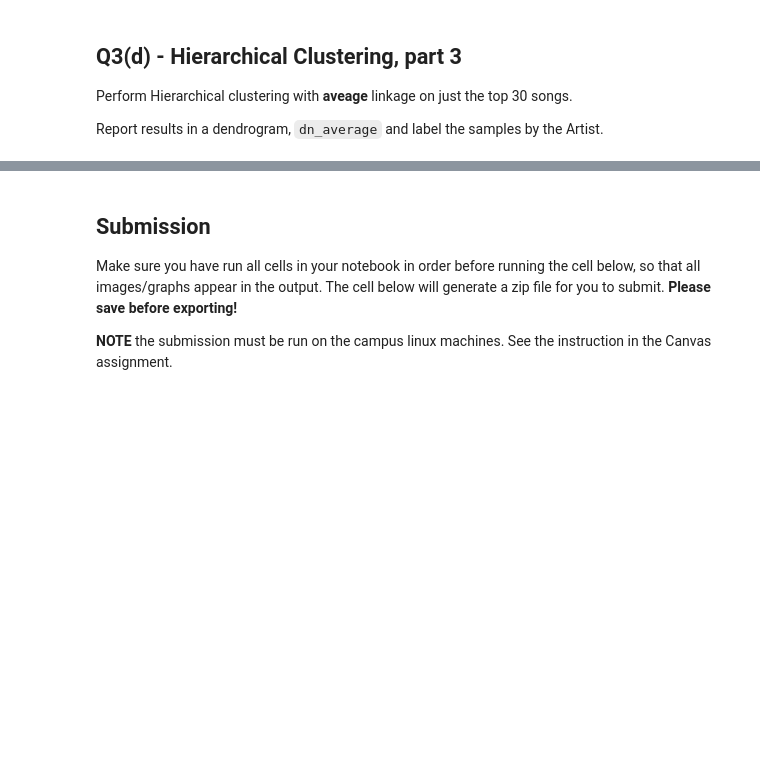
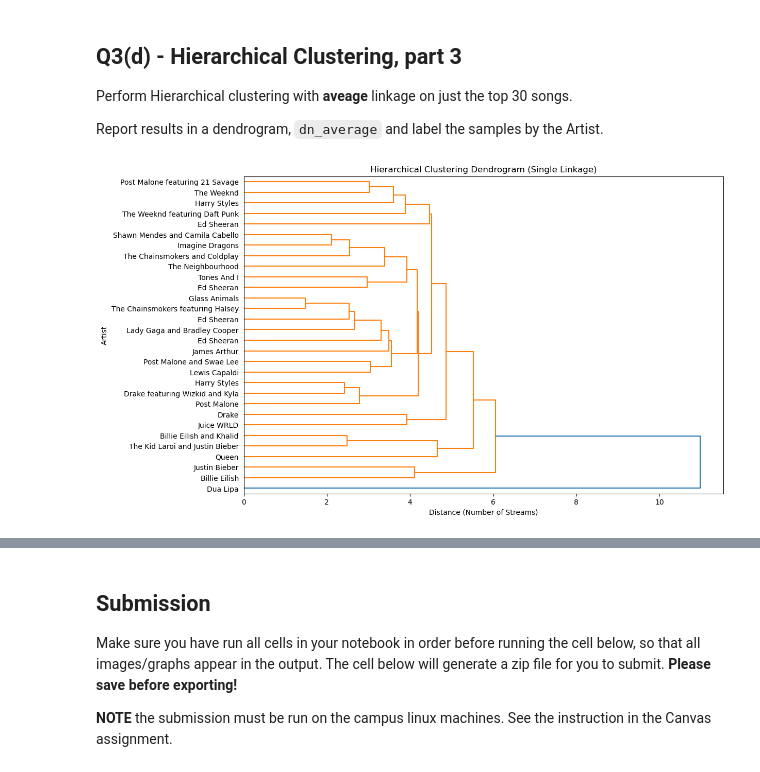
Before and after one commit to Spades5665/MTUClasses, a Jupyter notebook: CS4821-DataMining/a4/a4.ipynb, the cells around one changed output, grey strips where cells are left out. Saved outputs shown, nothing was run; the diff lists cells and outputs as text; code cells hidden in the pictures; blank space fills up the shorter version.

```diff
--- a/CS4821-DataMining/a4/a4.ipynb
+++ b/CS4821-DataMining/a4/a4.ipynb
@@ -885,5 +874,30 @@ Report results in a dendrogram, `dn_average` and label the samples by the Artist
 # %%
 # Perform Hierarchical clustering with average linkage on top 30 songs
 # Report results in a dendrogram, dg_average
+
+import scipy.cluster.hierarchy as sch
+
+# Find the top 30 songs based on the number of streams
+top_30_songs_data = music.nlargest(30, 'Streams (Billions)')
+
+# Extract artist names for labeling
+artists = top_30_songs_data['Artist'].tolist()
+
+data_for_clustering = top_30_songs_data.iloc[:, 5:].values
+
+# Perform hierarchical clustering using single linkage
+linkage_matrix = sch.linkage(data_for_clustering, method='average')
+
+# Plot dendrogram
+plt.figure(figsize=(12, 8))
+dg_average = sch.dendrogram(linkage_matrix, labels=artists, orientation='right')
+
+plt.title('Hierarchical Clustering Dendrogram (Single Linkage)')
+plt.xlabel('Distance (Number of Streams)')
+plt.ylabel('Artist')
+
+plt.show()
+# %% [output]
+[figure, added]
 # %%
 grader.check("q3d")
```
Also changed, not shown: parts of 11 cells of this notebook.
